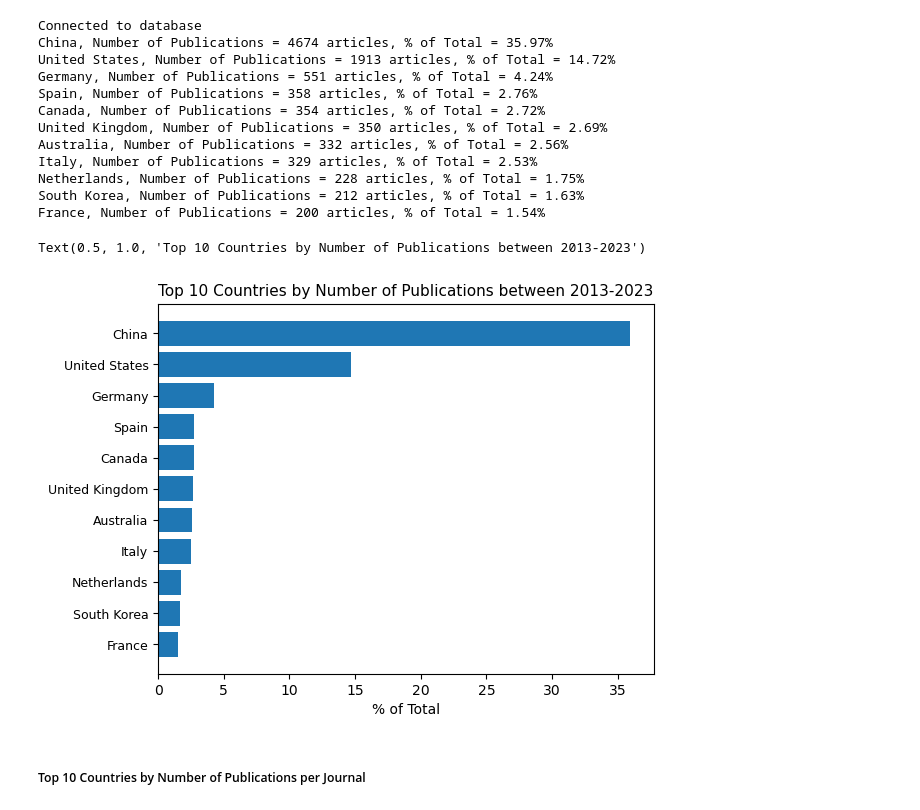
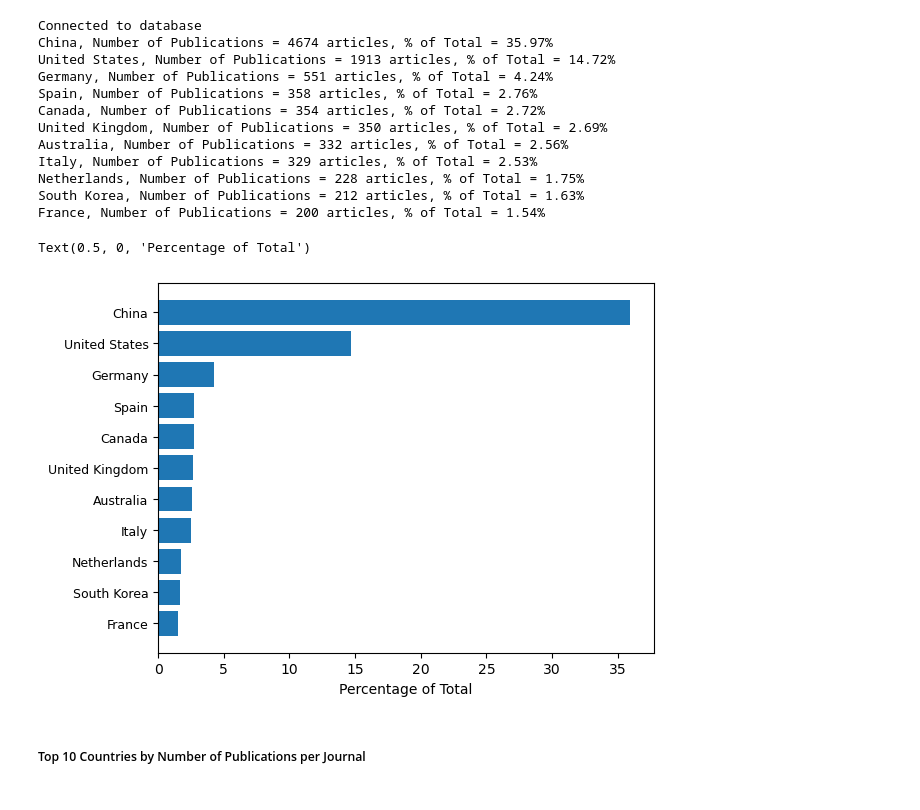
Before and after one commit to Arg-Pep/CS648---Project-ID-24-8, a Jupyter notebook: CS648 - Code.ipynb, the cells around one changed output. Cells and saved outputs as stored; diff of their text form; code cells hidden in the pictures.

Commit message:
Minor changes in visualisations
Minor changes in visualisations

```diff
--- a/CS648 - Code.ipynb
+++ b/CS648 - Code.ipynb
@@ -860,18 +860,18 @@ France, Number of Publications = 200 articles, % of Total = 1.54%
 # %%
 # Plotting results from query above
 fig, ax = plt.subplots()
 
 y_pos = np.arange(len(Country))
 
 ax.barh(y_pos, tot_perc, align='center')
 ax.set_yticks(y_pos, labels=Country, fontsize = 9)
 # Add annotation to bars
 ax.invert_yaxis()  # labels read top-to-bottom
-ax.set_xlabel('% of Total', fontsize = 10)
-ax.set_title('Top 10 Countries by Number of Publications between 2013-2023', fontsize = 11)
+ax.set_xlabel('Percentage of Total', fontsize = 10)
+# ax.set_title('Top 10 Countries by Number of Publications between 2013-2023', fontsize = 11)
 # %% [output]
-Text(0.5, 1.0, 'Top 10 Countries by Number of Publications between 2013-2023')
+Text(0.5, 0, 'Percentage of Total')
-[figure, old version]
+[figure, new version]
 # %% [markdown]
 ##### Top 10 Countries by Number of Publications per Journal
 # %%
```
Also changed, not shown: parts of 3 cells of this notebook.
